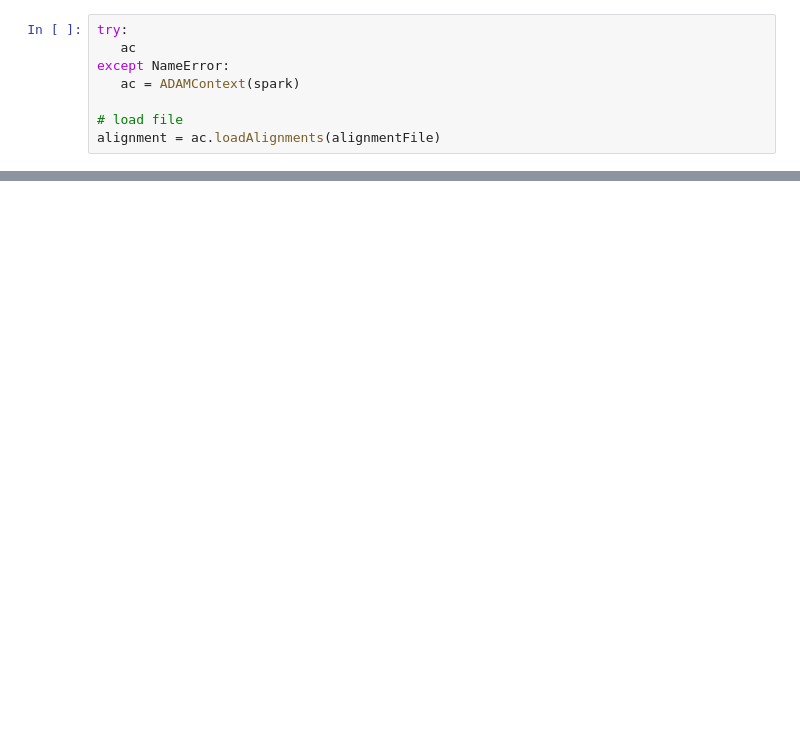
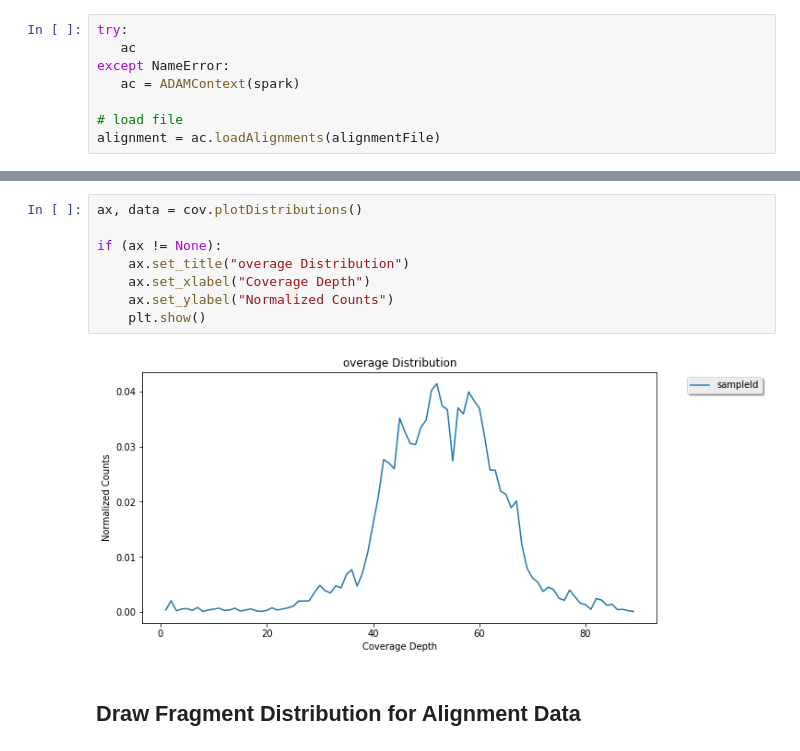
Before and after one commit to bigdatagenomics/mango, a Jupyter notebook: example-files/notebooks/mango-python-alignment.ipynb, the cells around one changed output, grey strips where cells are left out. Saved outputs shown, nothing was run; the diff lists cells and outputs as text; blank space fills up the shorter version.

```diff
--- a/example-files/notebooks/mango-python-alignment.ipynb
+++ b/example-files/notebooks/mango-python-alignment.ipynb
@@ -31,0 +52,12 @@ results = ad.plot(plotType="I", testMode=testMode)
+# %%
+ax, data = cov.plotDistributions()
+
+if (ax != None):
+    ax.set_title("overage Distribution")
+    ax.set_xlabel("Coverage Depth")
+    ax.set_ylabel("Normalized Counts")
+    plt.show()
+# %% [output]
+[figure, added]
+# %% [markdown]
+## Draw Fragment Distribution for Alignment Data
```
Also changed, not shown: parts of 16 cells of this notebook, 14 other files.
